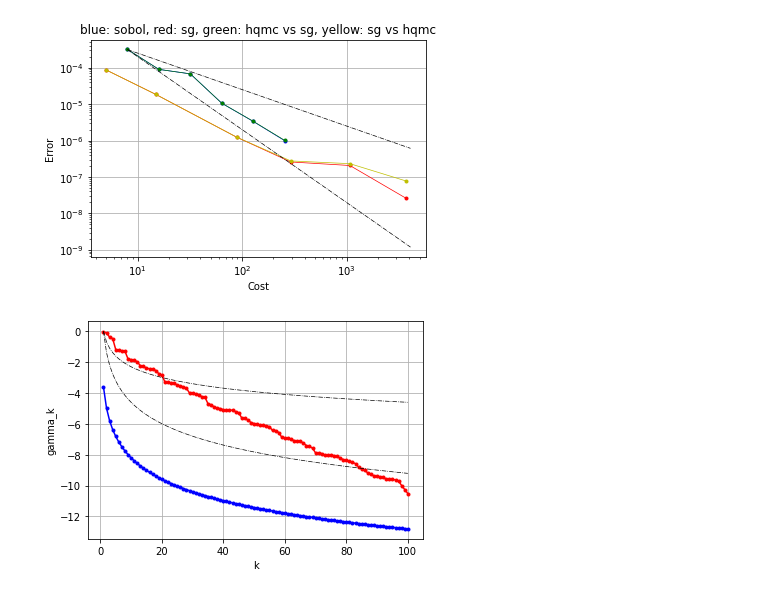
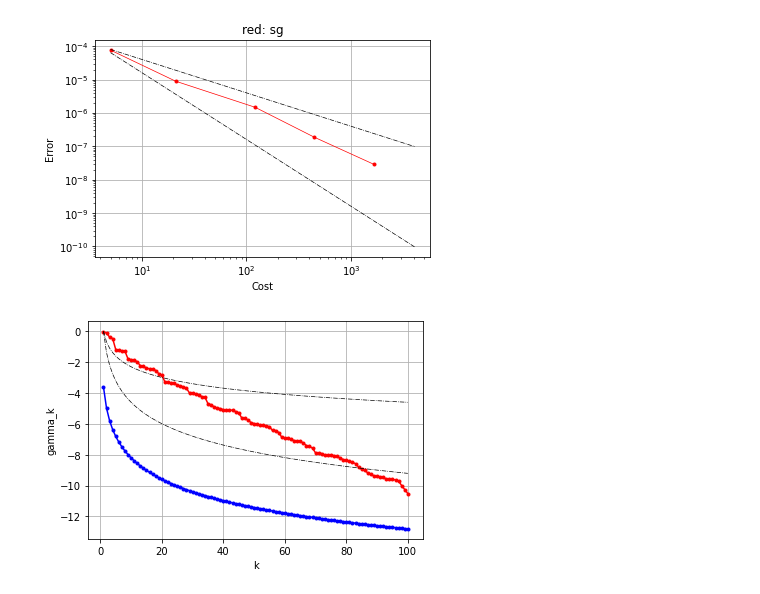
Before and after one commit to vkarnaev/random_domain_elasticity, a Jupyter notebook: utils/python/plotGraph.ipynb, the cells around one changed output. Drawn from its saved outputs; the diff is of its cells as text; code cells hidden in the pictures.

```diff
--- a/utils/python/plotGraph.ipynb
+++ b/utils/python/plotGraph.ipynb
@@ -2,37 +2,31 @@
 import numpy as np
 import matplotlib.pyplot as plt
 # %%
-err_qmc = np.loadtxt("../../experiments/err/err_qmc.txt", delimiter=' ')
-err_hqmc = np.loadtxt("../../experiments/err/err_hqmc.txt", delimiter=' ')
+#err_qmc = np.loadtxt("../../experiments/err/err_qmc.txt", delimiter=' ')
+#err_hqmc = np.loadtxt("../../experiments/err/err_hqmc.txt", delimiter=' ')
 err_sg = np.loadtxt("../../experiments/err/err_sg.txt", delimiter=' ')
-err_hqmcvssg = np.loadtxt("../../experiments/err/err_hqmcvssg.txt", delimiter=' ')
-err_sgvshqmc = np.loadtxt("../../experiments/err/err_sgvshqmc.txt", delimiter=' ')
-cost1 = 0.0025*err_qmc[:,0]**(-1)
-cost2 = 0.02*err_qmc[:,0]**(-2)
+
+num = np.array([5.,8.,16.,32.,64.,128.,256.,512.,1024.,2048.,4096.])
+
+c = 0.0004;
+cost1 = c*num**(-1)
+cost2 = 4.*c*num**(-2)
 # %%
 fig, ax = plt.subplots()
 
-#ax.loglog(err_qmc[:,0], err_qmc[:,1],'b.')
-#ax.loglog(err_qmc[:,0], err_qmc[:,1],'b-',lw=0.7)
-ax.loglog(err_hqmc[:,0], err_hqmc[:,1],'b.')
-ax.loglog(err_hqmc[:,0], err_hqmc[:,1],'b-',lw=0.7)
 ax.loglog(err_sg[:,0], err_sg[:,1],'r.')
 ax.loglog(err_sg[:,0], err_sg[:,1],'r-',lw=0.7)
-ax.loglog(err_hqmcvssg[:,0], err_hqmcvssg[:,1],'g.')
-ax.loglog(err_hqmcvssg[:,0], err_hqmcvssg[:,1],'g-',lw=0.7)
-ax.loglog(err_sgvshqmc[:,0], err_sgvshqmc[:,1],'y.')
-ax.loglog(err_sgvshqmc[:,0], err_sgvshqmc[:,1],'y-',lw=0.7)
-ax.loglog(err_qmc[:,0], cost1,'k-.',lw=0.7)
-ax.loglog(err_qmc[:,0], cost2,'k-.',lw=0.7)
+ax.loglog(num, cost1,'k-.',lw=0.7)
+ax.loglog(num, cost2,'k-.',lw=0.7)
 
-ax.set_title("blue: sobol, red: sg, green: hqmc vs sg, yellow: sg vs hqmc")
+ax.set_title("red: sg")
 ax.set(xlabel="Cost", ylabel='Error')
 ax.grid()
 
 fig.savefig("../../experiments/pic/err.png",dpi = 400)
 plt.show()
 # %% [output]
-[figure, old version]
+[figure, new version]
 # %%
 gamma = np.log(np.loadtxt("../../experiments/err/gamma.txt", delimiter=' '))
 gammac = np.log(np.loadtxt("../../experiments/err/gammac.txt", delimiter=' '))
```
Also changed, not shown: parts of 1 cell of this notebook, 20 other files.
